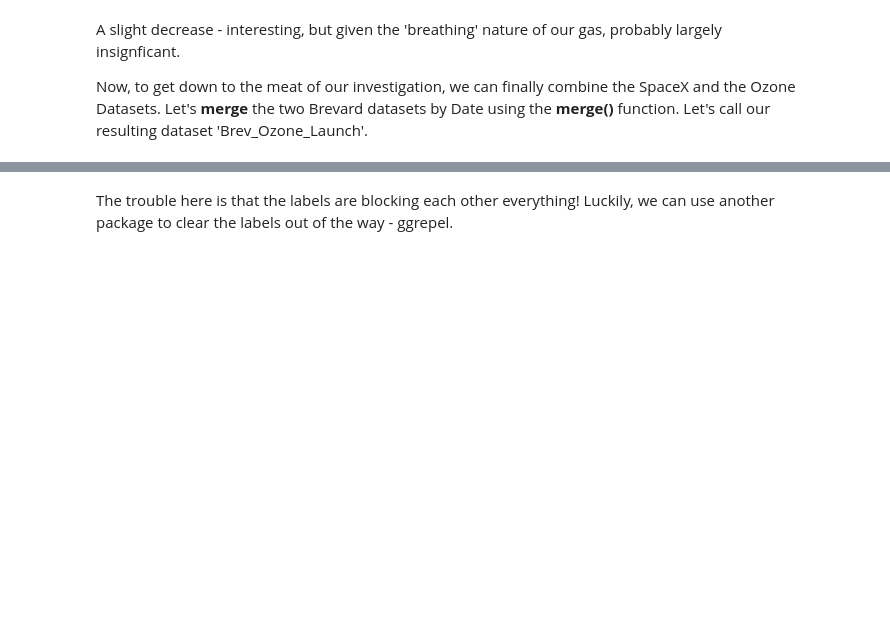
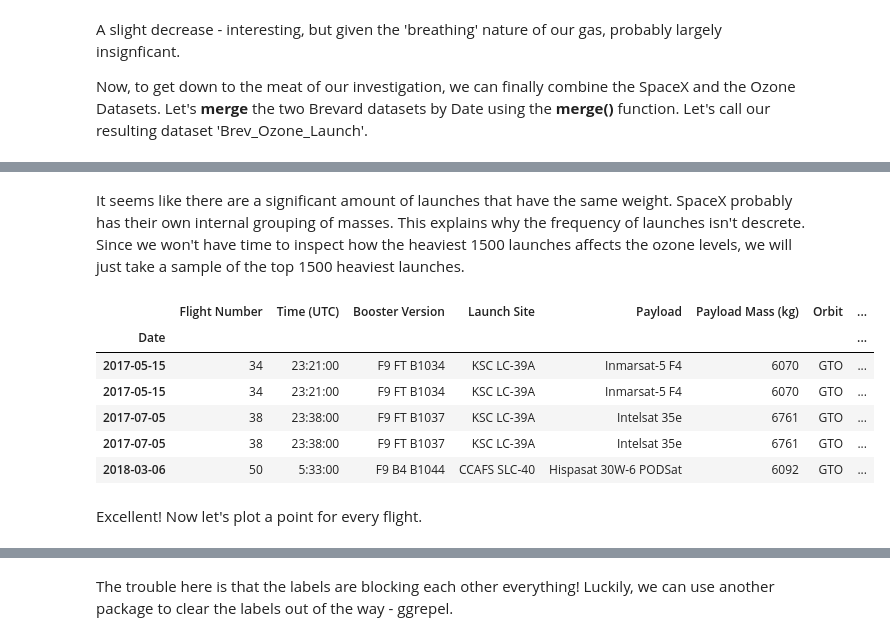
Before and after one commit to bigdatachallenge/2019_bdc_workshops, a Jupyter notebook: MD Python3 Week-1.ipynb, the cells around one changed output, grey strips where cells are left out. Saved outputs shown, nothing was run; the diff lists cells and outputs as text; code cells hidden in the pictures; blank space fills up the shorter version.

```diff
--- a/MD Python3 Week-1.ipynb
+++ b/MD Python3 Week-1.ipynb
@@ -708,0 +698,16 @@ We can do this using **geom_vline()**, **geom_label()**, and of course **geom_po
+# %% [markdown]
+It seems like there are a significant amount of launches that have the same weight. SpaceX probably has their own internal grouping of masses. This explains why the frequency of launches isn't descrete. Since we won't have time to inspect how the heaviest 1500 launches affects the ozone levels, we will just take a sample of the top 1500 heaviest launches.
+# %%
+heaviest_launches = Brev_Ozone_Launch[Brev_Ozone_Launch["Payload Mass (kg)"] > 6000]
+heaviest_launches = heaviest_launches[:5] # you could also use sample() here too. But we want consistent results
+heaviest_launches
+# %% [output]
+|  | Flight Number | Time (UTC) | Booster Version | Launch Site | Payload | Payload Mass (kg) | Orbit | ... |
+| Date |  |  |  |  |  |  |  | ... |
+| 2017-05-15 | 34 | 23:21:00 | F9 FT B1034 | KSC LC-39A | Inmarsat-5 F4 | 6070 | GTO | ... |
+| 2017-05-15 | 34 | 23:21:00 | F9 FT B1034 | KSC LC-39A | Inmarsat-5 F4 | 6070 | GTO | ... |
+| 2017-07-05 | 38 | 23:38:00 | F9 FT B1037 | KSC LC-39A | Intelsat 35e | 6761 | GTO | ... |
+| 2017-07-05 | 38 | 23:38:00 | F9 FT B1037 | KSC LC-39A | Intelsat 35e | 6761 | GTO | ... |
+| 2018-03-06 | 50 | 5:33:00 | F9 B4 B1044 | CCAFS SLC-40 | Hispasat 30W-6 PODSat | 6092 | GTO | ... |
+# %% [markdown]
+Excellent! Now let's plot a point for every flight.
```
Also changed, not shown: parts of 27 cells of this notebook.
